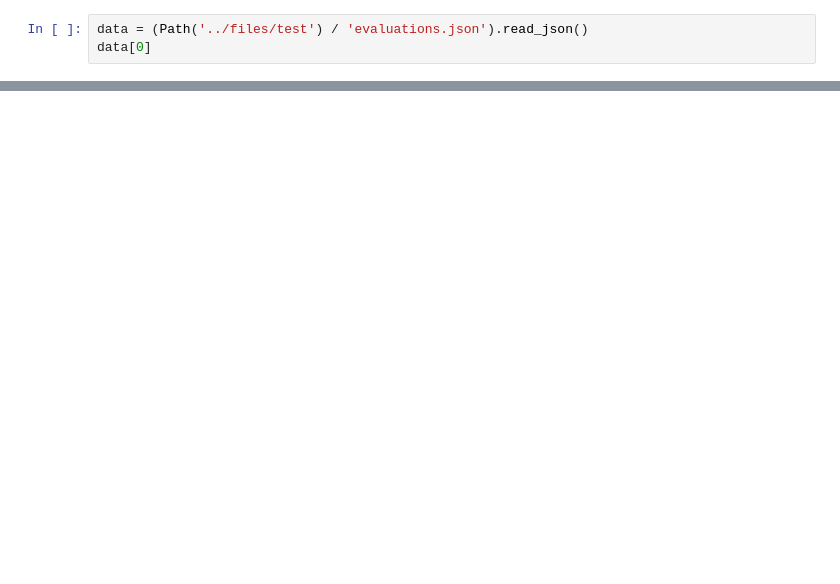
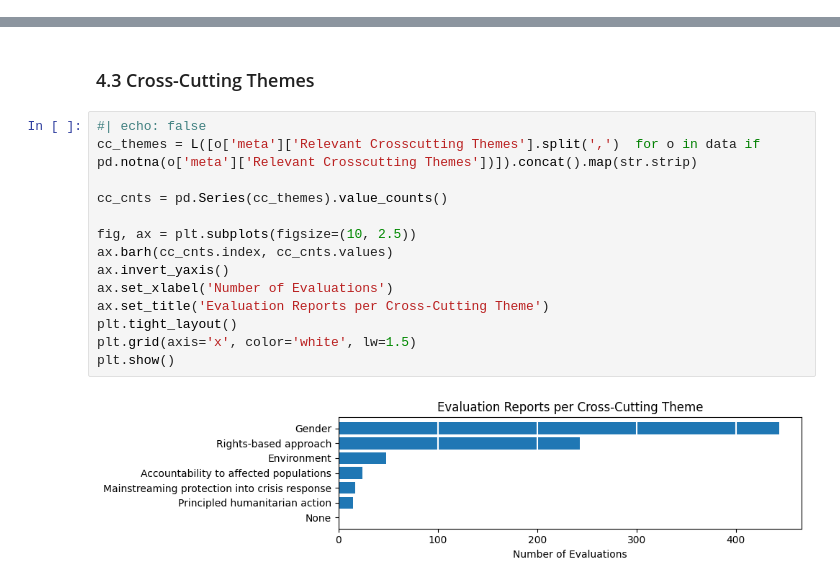
Before and after one commit to franckalbinet/iomeval, a Jupyter notebook: nbs/analysis/eval_metadata_eda.ipynb, the cells around one changed output, grey strips where cells are left out. Saved outputs shown, nothing was run; the diff lists cells and outputs as text; blank space fills up the shorter version.

```diff
--- a/nbs/analysis/eval_metadata_eda.ipynb
+++ b/nbs/analysis/eval_metadata_eda.ipynb
@@ -9,3 +12,0 @@ from pathlib import Path
-# %%
-data = (Path('../files/test') / 'evaluations.json').read_json()
-data[0]
@@ -44,0 +140,18 @@ data[0]['meta']
+# %% [markdown]
+### 4.3 Cross-Cutting Themes
+# %%
+#| echo: false
+cc_themes = L([o['meta']['Relevant Crosscutting Themes'].split(',')  for o in data if pd.notna(o['meta']['Relevant Crosscutting Themes'])]).concat().map(str.strip)
+
+cc_cnts = pd.Series(cc_themes).value_counts()
+
+fig, ax = plt.subplots(figsize=(10, 2.5))
+ax.barh(cc_cnts.index, cc_cnts.values)
+ax.invert_yaxis()
+ax.set_xlabel('Number of Evaluations')
+ax.set_title('Evaluation Reports per Cross-Cutting Theme')
+plt.tight_layout()
+plt.grid(axis='x', color='white', lw=1.5)
+plt.show()
+# %% [output]
+[figure, added]
```
Also changed, not shown: parts of 31 cells of this notebook, 4 other files.
